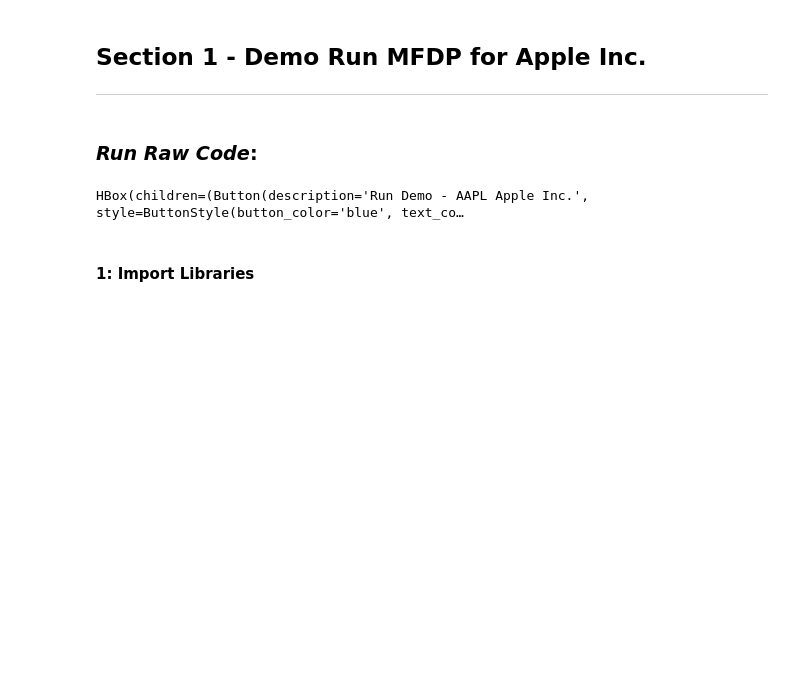
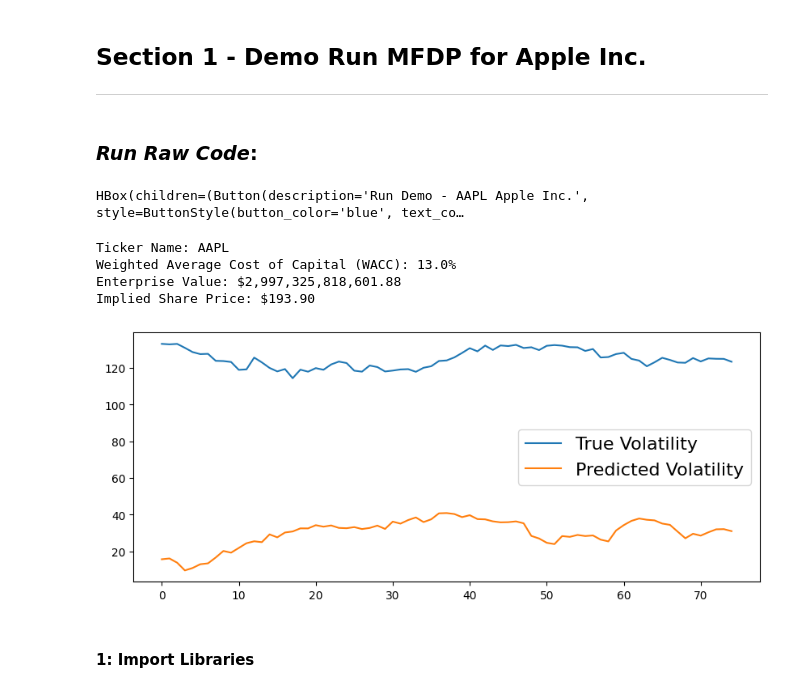
Before and after one commit to reidnclark/Multipurpose-Financial-Data-Processor-Feb-2024, a Jupyter notebook: finalmfdp.ipynb, the cells around one changed output. Drawn from its saved outputs; the diff is of its cells as text; code cells hidden in the pictures; blank space fills up the shorter version.

```diff
--- a/finalmfdp.ipynb
+++ b/finalmfdp.ipynb
@@ -348,33 +348,39 @@ def start_function():
         model = arch_model(train, p=1, q=1)
         model_fit = model.fit(disp='off')
         pred = model_fit.forecast(horizon=1)
         rolling_predictions.append(np.sqrt(pred.variance.values[-1,:][0]) - 10)
 
     #plt.figure(figsize=(10,4))
     #true, = plt.plot(np_yf_cvals[:-test_size-i])
     #preds, = plt.plot(rolling_predictions)
 
     plt.figure(figsize=(10,4))
     true, = plt.plot((np_yf_cvals[:-test_size-i])[:len(rolling_predictions)])
     preds, = plt.plot(rolling_predictions)
     plt.legend(['True Volatility', 'Predicted Volatility'], fontsize=16)
 
 
 button = widgets.Button(description='Run Demo - AAPL Apple Inc.')
 
 def on_button_click(b):
     start_function()
 
 button.on_click(on_button_click)
 
 button.style.button_color = 'blue'
 button.style.text_color = 'white'
 
 button_container = widgets.HBox([button], layout=widgets.Layout(justify_content='center'))
 
 display(button_container)
+start_function()
 # %% [output]
 HBox(children=(Button(description='Run Demo - AAPL Apple Inc.', style=ButtonStyle(button_color='blue', text_co…
+Ticker Name: AAPL
+Weighted Average Cost of Capital (WACC): 13.0%
+Enterprise Value: $2,997,325,818,601.88
+Implied Share Price: $193.90
+[figure, added]
 # %% [markdown]
 #### 1: Import Libraries
 # %%
```
Also changed, not shown: parts of 1 cell of this notebook.
